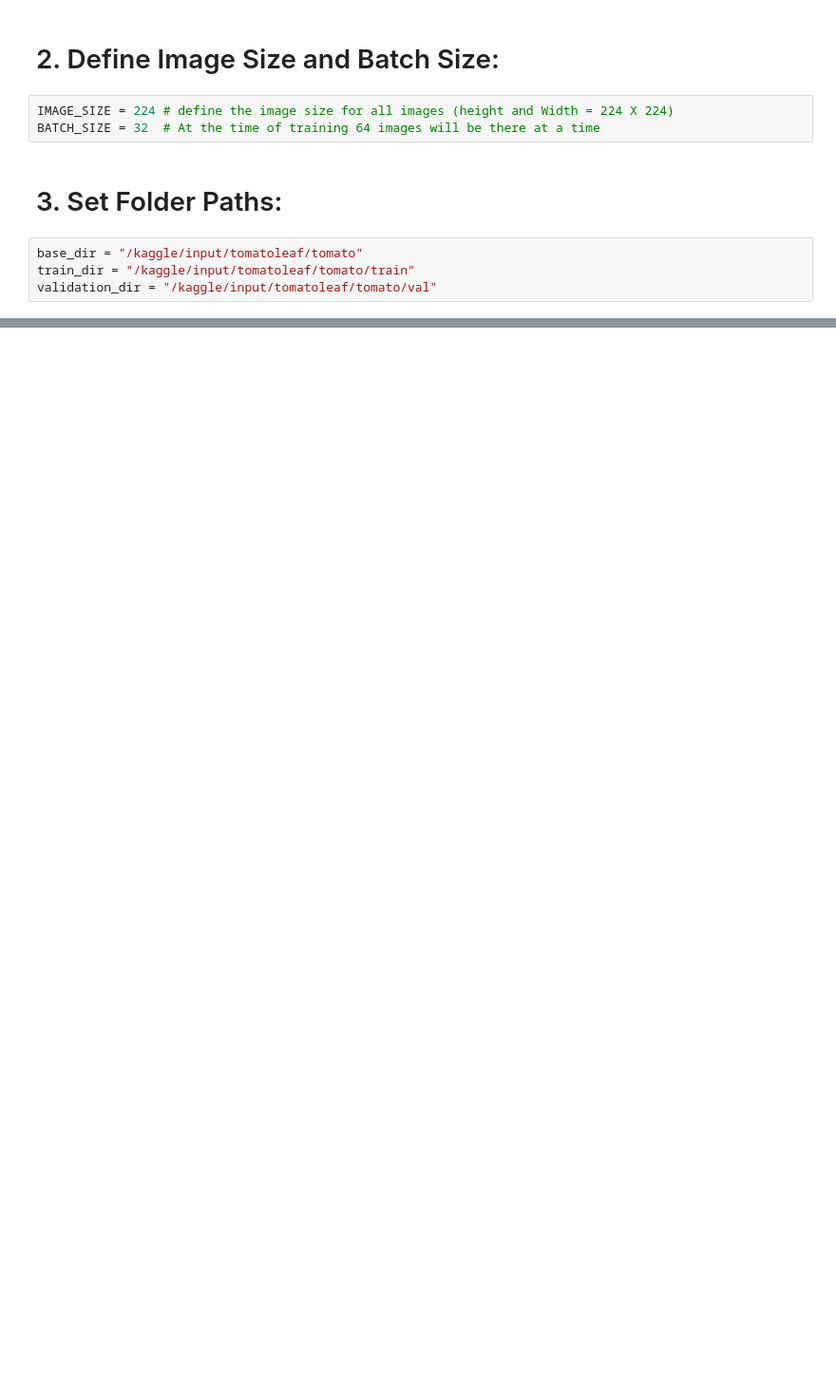
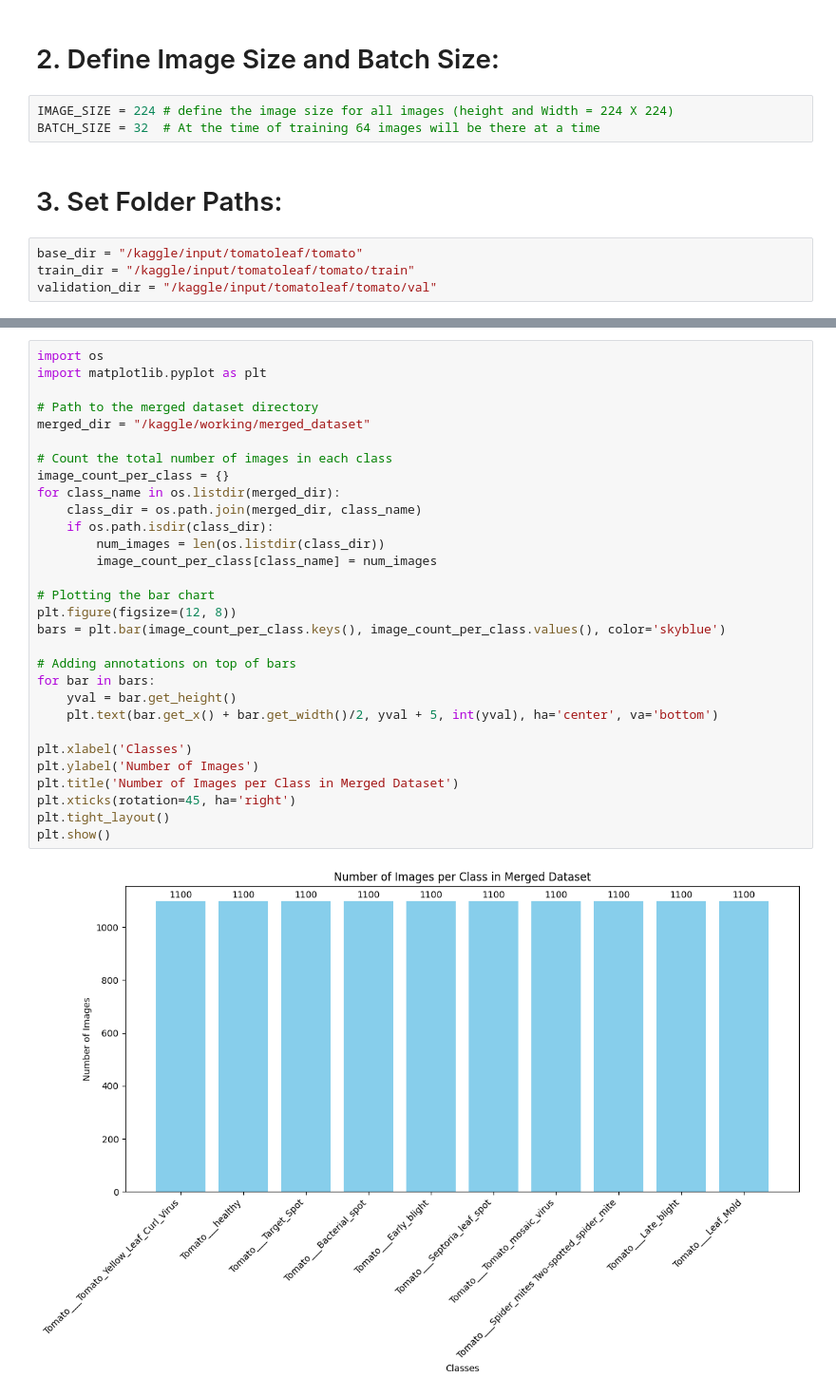
Before and after one commit to anupamahalder/ResNet-50-Model-Tomato-Leaf-Disease-Detection-With-Sigmoid, a Jupyter notebook: resnet50-model-sigmoid.ipynb, the cells around one changed output, grey strips where cells are left out. Shown: that part at 95% size. Saved outputs shown, nothing was run; the diff lists cells and outputs as text; blank space fills up the shorter version.

Commit message:
Kaggle Notebook | ResNet50-Model-Sigmoid | 10 k - fold

```diff
--- a/resnet50-model-sigmoid.ipynb
+++ b/resnet50-model-sigmoid.ipynb
@@ -236,0 +94,32 @@ model.load_weights('/kaggle/working/tomato_resnet50_model_sigmoid_update1.weight
+# %%
+import os
+import matplotlib.pyplot as plt
+
+# Path to the merged dataset directory
+merged_dir = "/kaggle/working/merged_dataset"
+
+# Count the total number of images in each class
+image_count_per_class = {}
+for class_name in os.listdir(merged_dir):
+    class_dir = os.path.join(merged_dir, class_name)
+    if os.path.isdir(class_dir):
+        num_images = len(os.listdir(class_dir))
+        image_count_per_class[class_name] = num_images
+
+# Plotting the bar chart
+plt.figure(figsize=(12, 8))
+bars = plt.bar(image_count_per_class.keys(), image_count_per_class.values(), color='skyblue')
+
+# Adding annotations on top of bars
+for bar in bars:
+    yval = bar.get_height()
+    plt.text(bar.get_x() + bar.get_width()/2, yval + 5, int(yval), ha='center', va='bottom')
+
+plt.xlabel('Classes')
+plt.ylabel('Number of Images')
+plt.title('Number of Images per Class in Merged Dataset')
+plt.xticks(rotation=45, ha='right')
+plt.tight_layout()
+plt.show()
+# %% [output]
+[figure, added]
```
Also changed, not shown: parts of 34 cells of this notebook.
